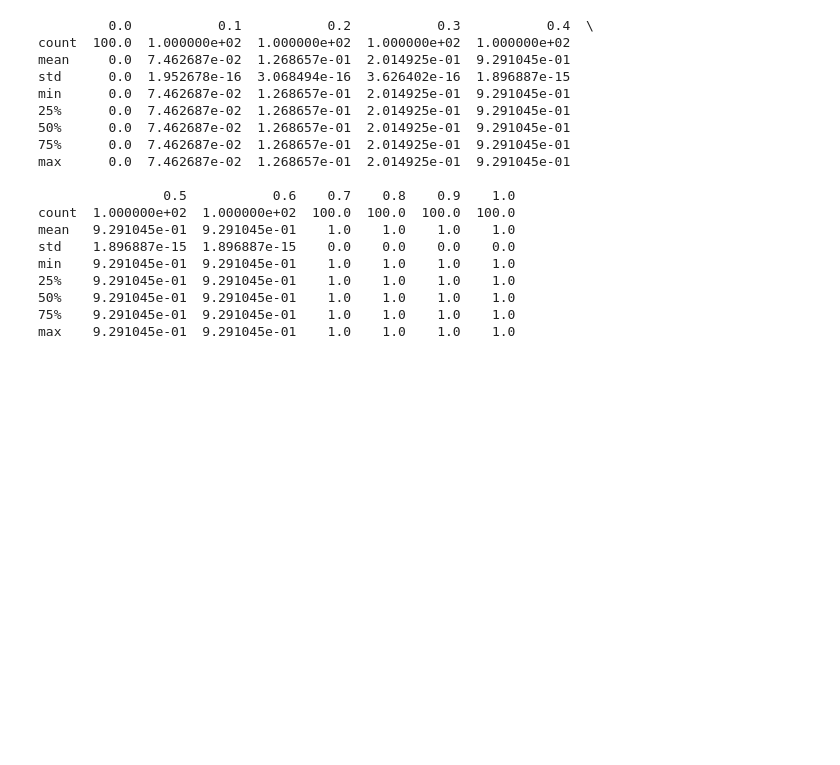
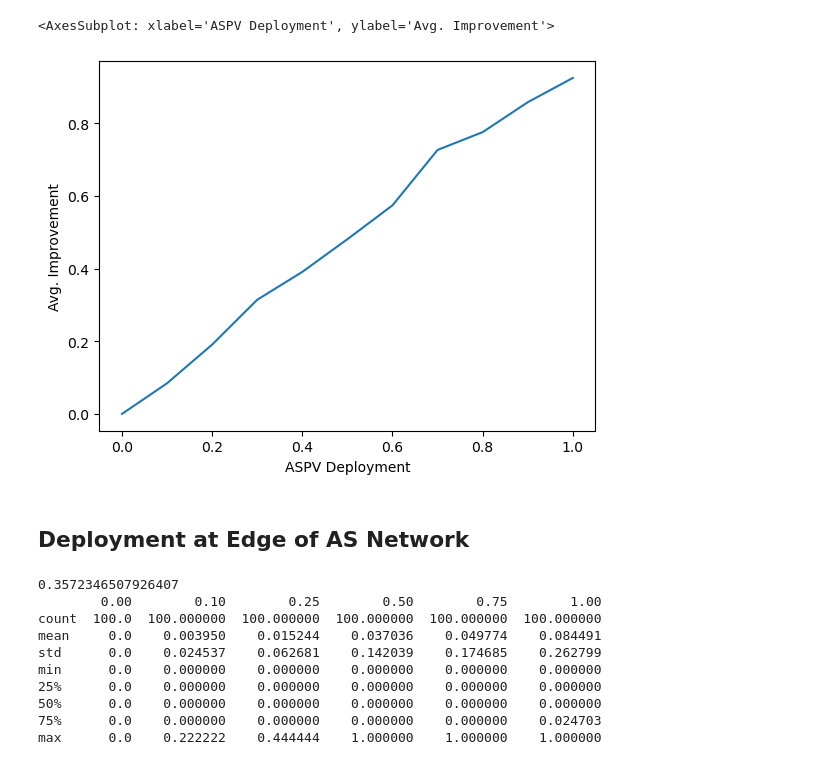
Before and after one commit to TianWong/LOTUS, a Jupyter notebook: controller_workbook.ipynb, the cells around one changed output. Drawn from its saved outputs; the diff is of its cells as text; code cells hidden in the pictures; blank space fills up the shorter version.

```diff
--- a/controller_workbook.ipynb
+++ b/controller_workbook.ipynb
@@ -5,0 +11,5 @@ import controller
+# %%
+BASE_SCENARIO = './world/ranked_ca_gb.lotus'
+all_asns = controller.export_interpreter(BASE_SCENARIO, BASE_SCENARIO+".pickle")
+# df = controller.main(BASE_SCENARIO+".pickle", all_asns, "protect_random", verbose=False, usr_seed=0.07528564395807658)
+df = controller.main(BASE_SCENARIO+".pickle", all_asns, "protect_random", verbose=False)
@@ -6,27 +37,27 @@ import controller
+# %%
+m = df.mean()
+m.columns = ["ASPV Deployment Rate", "Avg. Improvement"]
+m.plot(x="ASPV Deployment", y="Avg. Improvement", xlabel="Global ASPV Deployment", ylabel="Avg. Improvement")
+# %% [output]
+<AxesSubplot: xlabel='ASPV Deployment', ylabel='Avg. Improvement'>
+[figure, added]
+# %% [markdown]
+## Deployment at Edge of AS Network
 # %%
 BASE_SCENARIO = './world/ranked_ca_gb.lotus'
 all_asns = controller.export_interpreter(BASE_SCENARIO, BASE_SCENARIO+".pickle")
-df = controller.main(BASE_SCENARIO+".pickle", all_asns, "protect_random", verbose=False, usr_seed=0.07528564395807658)
+df = controller.main(BASE_SCENARIO+".pickle", all_asns, "international_edge_defense", verbose=False)
 # %% [output]
-         0.0           0.1           0.2           0.3           0.4  \
-count  100.0  1.000000e+02  1.000000e+02  1.000000e+02  1.000000e+02
-mean     0.0  7.462687e-02  1.268657e-01  2.014925e-01  9.291045e-01
-std      0.0  1.952678e-16  3.068494e-16  3.626402e-16  1.896887e-15
-min      0.0  7.462687e-02  1.268657e-01  2.014925e-01  9.291045e-01
-25%      0.0  7.462687e-02  1.268657e-01  2.014925e-01  9.291045e-01
-50%      0.0  7.462687e-02  1.268657e-01  2.014925e-01  9.291045e-01
-75%      0.0  7.462687e-02  1.268657e-01  2.014925e-01  9.291045e-01
-max      0.0  7.462687e-02  1.268657e-01  2.014925e-01  9.291045e-01
-
-                0.5           0.6    0.7    0.8    0.9    1.0
-count  1.000000e+02  1.000000e+02  100.0  100.0  100.0  100.0
-mean   9.291045e-01  9.291045e-01    1.0    1.0    1.0    1.0
-std    1.896887e-15  1.896887e-15    0.0    0.0    0.0    0.0
-min    9.291045e-01  9.291045e-01    1.0    1.0    1.0    1.0
-25%    9.291045e-01  9.291045e-01    1.0    1.0    1.0    1.0
-50%    9.291045e-01  9.291045e-01    1.0    1.0    1.0    1.0
-75%    9.291045e-01  9.291045e-01    1.0    1.0    1.0    1.0
-max    9.291045e-01  9.291045e-01    1.0    1.0    1.0    1.0
+0.3572346507926407
+        0.00        0.10        0.25        0.50        0.75        1.00
+count  100.0  100.000000  100.000000  100.000000  100.000000  100.000000
+mean     0.0    0.003950    0.015244    0.037036    0.049774    0.084491
+std      0.0    0.024537    0.062681    0.142039    0.174685    0.262799
+min      0.0    0.000000    0.000000    0.000000    0.000000    0.000000
+25%      0.0    0.000000    0.000000    0.000000    0.000000    0.000000
+50%      0.0    0.000000    0.000000    0.000000    0.000000    0.000000
+75%      0.0    0.000000    0.000000    0.000000    0.000000    0.024703
+max      0.0    0.222222    0.444444    1.000000    1.000000    1.000000
 # %%
 m = df.mean()
 m.columns = ["ASPV Deployment Rate", "Avg. Improvement"]
```
Also changed, not shown: parts of 5 cells of this notebook, 1 other file.
